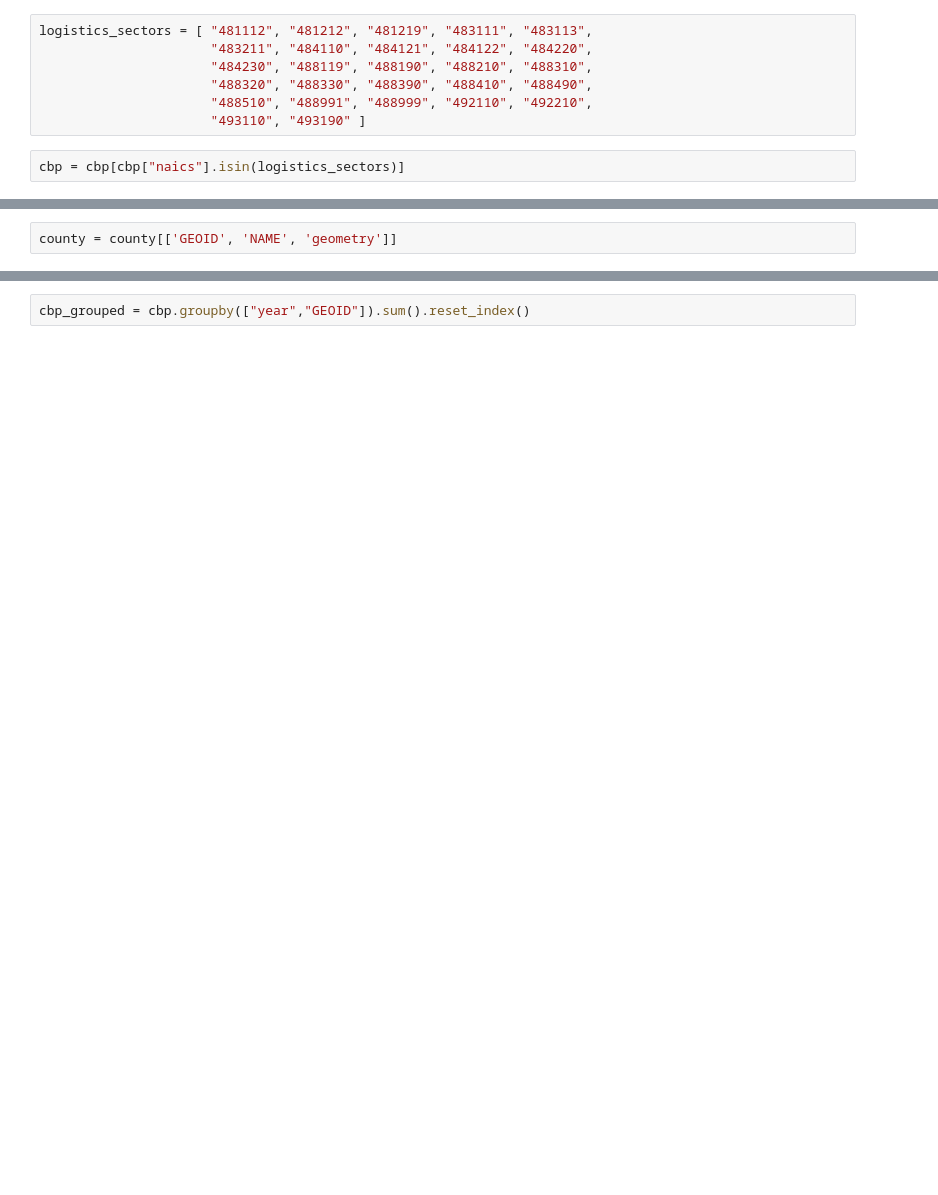
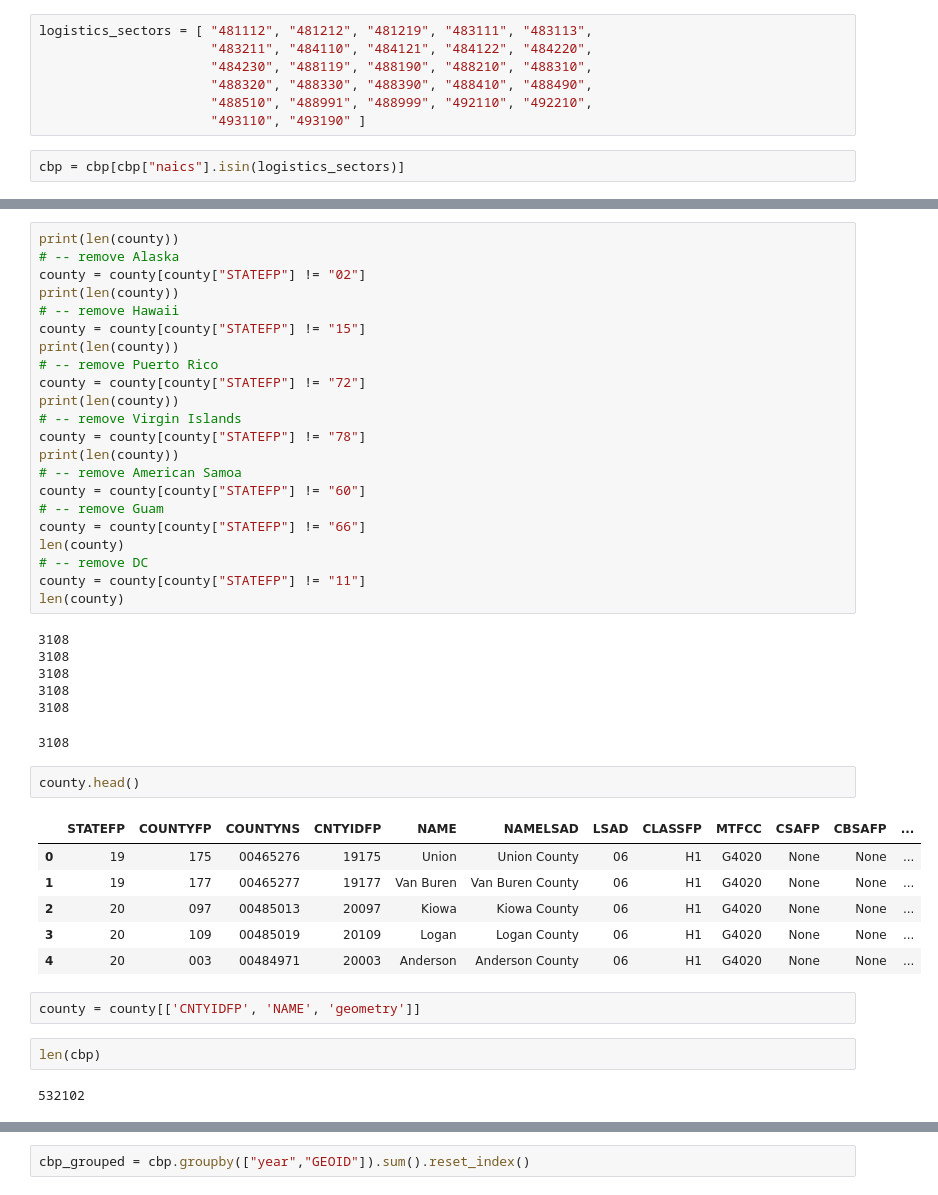
Before and after one commit to ReidelVichot/LC_identification, a Jupyter notebook: LC_identification.ipynb, the cells around one changed output, grey strips where cells are left out. Cells and saved outputs as stored; diff of their text form; blank space fills up the shorter version.

```diff
--- a/LC_identification.ipynb
+++ b/LC_identification.ipynb
@@ -176,3 +238,45 @@ county = gpd.read_file(dpath + "/countyshp/tl_2023_us_county/tl_2023_us_county.s
+# %%
+print(len(county))
+# -- remove Alaska
+county = county[county["STATEFP"] != "02"]
+print(len(county))
+# -- remove Hawaii
+county = county[county["STATEFP"] != "15"]
+print(len(county))
+# -- remove Puerto Rico
+county = county[county["STATEFP"] != "72"]
+print(len(county))
+# -- remove Virgin Islands
+county = county[county["STATEFP"] != "78"]
+print(len(county))
+# -- remove American Samoa
+county = county[county["STATEFP"] != "60"]
+# -- remove Guam
+county = county[county["STATEFP"] != "66"]
+len(county)
+# -- remove DC
+county = county[county["STATEFP"] != "11"]
+len(county)
+# %% [output]
+3108
+3108
+3108
+3108
+3108
+3108
+# %%
+county.head()
+# %% [output]
+|  | STATEFP | COUNTYFP | COUNTYNS | CNTYIDFP | NAME | NAMELSAD | LSAD | CLASSFP | MTFCC | CSAFP | CBSAFP | ... |
+| 0 | 19 | 175 | 00465276 | 19175 | Union | Union County | 06 | H1 | G4020 | None | None | ... |
+| 1 | 19 | 177 | 00465277 | 19177 | Van Buren | Van Buren County | 06 | H1 | G4020 | None | None | ... |
+| 2 | 20 | 097 | 00485013 | 20097 | Kiowa | Kiowa County | 06 | H1 | G4020 | None | None | ... |
+| 3 | 20 | 109 | 00485019 | 20109 | Logan | Logan County | 06 | H1 | G4020 | None | None | ... |
+| 4 | 20 | 003 | 00484971 | 20003 | Anderson | Anderson County | 06 | H1 | G4020 | None | None | ... |
 # %%
-county = county[['GEOID', 'NAME', 'geometry']]
+county = county[['CNTYIDFP', 'NAME', 'geometry']]
+# %%
+len(cbp)
+# %% [output]
+532102
 # %%
```
Also changed, not shown: parts of 19 cells of this notebook.
